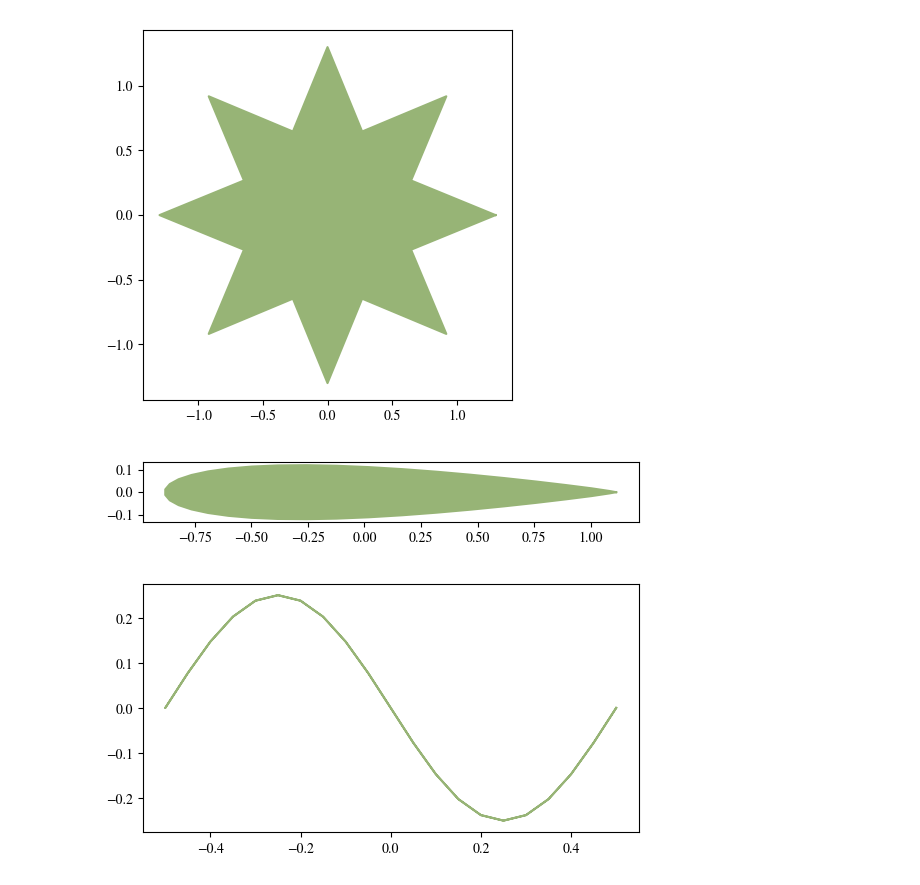
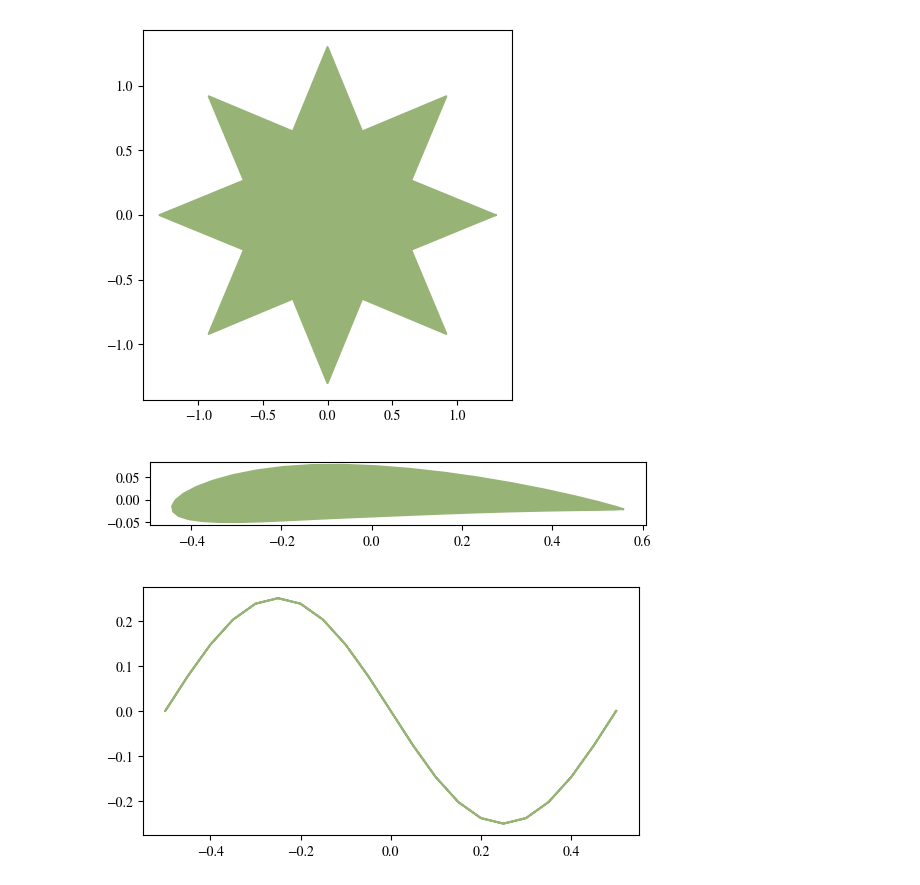
Before and after one commit to jdeldre/SchwarzChristoffel.jl, a Jupyter notebook: src/TestingSC.ipynb, the cells around one changed output. Drawn from its saved outputs; the diff is of its cells as text; code cells hidden in the pictures.

Commit message:
Fixed a bug in naca4. Updated doc figure command so they display locally

```diff
--- a/src/TestingSC.ipynb
+++ b/src/TestingSC.ipynb
@@ -14,11 +16,11 @@ plot(p)
 # %% [output]
 [figure]
 # %%
-w = naca4(0.0,0.0,0.12;len=2)
+w = naca4(0.04,0.4,0.12;len=1)
 p = Polygon(w)
 plot(p)
 # %% [output]
-[figure, old version]
+[figure, new version]
 # %%
 ht = 0.25
 nwave = 2
```
Also changed, not shown: parts of 3 cells of this notebook, 4 other files.
